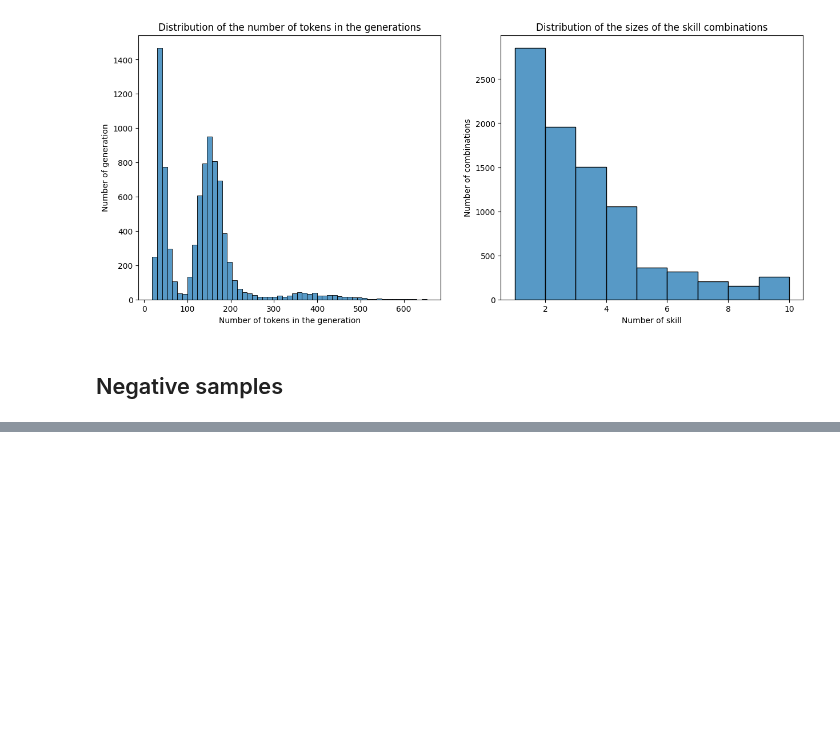
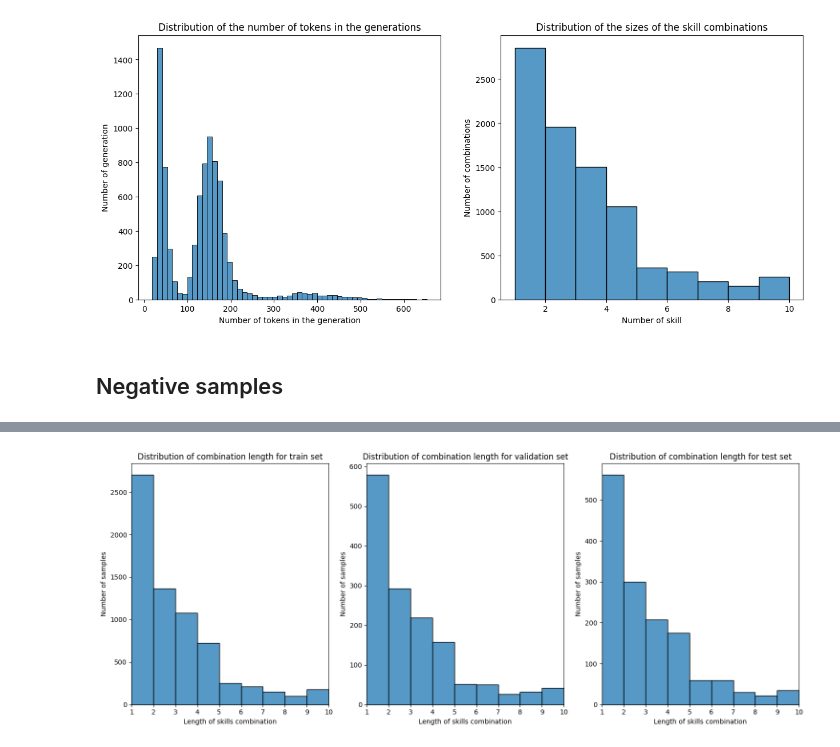
Before and after one commit to epfl-ml4ed/SkillThrills, a Jupyter notebook: protosp01/dataset_generation/generation/prototype_ds_generation.ipynb, the cells around one changed output, grey strips where cells are left out. Saved outputs shown, nothing was run; the diff lists cells and outputs as text; code cells hidden in the pictures; blank space fills up the shorter version.

```diff
--- a/protosp01/dataset_generation/generation/prototype_ds_generation.ipynb
+++ b/protosp01/dataset_generation/generation/prototype_ds_generation.ipynb
@@ -647,0 +769,15 @@ TYPE-2
+# %%
+## skills as a list
+excluded_skills["skills"] = excluded_skills["skills"].apply(eval)
+no_label_gen["skills"] = no_label_gen["skills"].apply(lambda x : [x])
+positive_samples["skills"] = positive_samples["skills"].apply(eval)
+# %%
+UNIFIED_COLS = ["skills", "sentence"]
+positive_samples = positive_samples[UNIFIED_COLS]
+no_label_gen = no_label_gen[UNIFIED_COLS]
+excluded_skills.columns = UNIFIED_COLS
+excluded_skills = excluded_skills[UNIFIED_COLS]
+# %%
+total_proto = pd.concat([positive_samples, no_label_gen, excluded_skills])
+total_proto = total_proto.sample(len(total_proto.index))
+total_proto
@@ -647,0 +798,15 @@ TYPE-2
+# %%
+from math import ceil, floor
+
+NTRAIN, NTEST, NVAL = (np.array([.7, .15, .15]) * len(total_proto.index))
+NTRAIN = floor(NTRAIN)
+NTEST = floor(NTEST)
+NVAL = ceil(NVAL)
+
+assert(NTRAIN + NTEST + NVAL == len(total_proto.index))
+
+train_proto = total_proto.iloc[:NTRAIN]
+test_proto = total_proto.iloc[NTRAIN:NTRAIN + NTEST]
+val_proto = total_proto.iloc[NTRAIN + NTEST:]
+
+assert(len(train_proto.index) + len(test_proto.index) + len(val_proto.index) == NTRAIN + NTEST + NVAL)
@@ -647,0 +817,15 @@ TYPE-2
+# %%
+f, a = plt.subplots(1, 3, figsize=(15, 6))
+
+for ax, (n, d) in zip(a.flatten(), [["train set", train_proto], ["validation set", val_proto], ["test set", test_proto]]):
+    temp = d.copy()
+    temp["skill_len"] = temp["skills"].apply(len)
+    g = sns.histplot(data=temp, x="skill_len", label=n, ax=ax, binwidth=1)
+    g.set_xlim((1, 10))
+    g.set_xlabel("Length of skills combination")
+    g.set_ylabel("Number of samples")
+    g.set_title("Distribution of combination length for " + n)
+
+plt.tight_layout()
+# %% [output]
+[figure, added]
```
Also changed, not shown: parts of 28 cells of this notebook, 2 other files.
